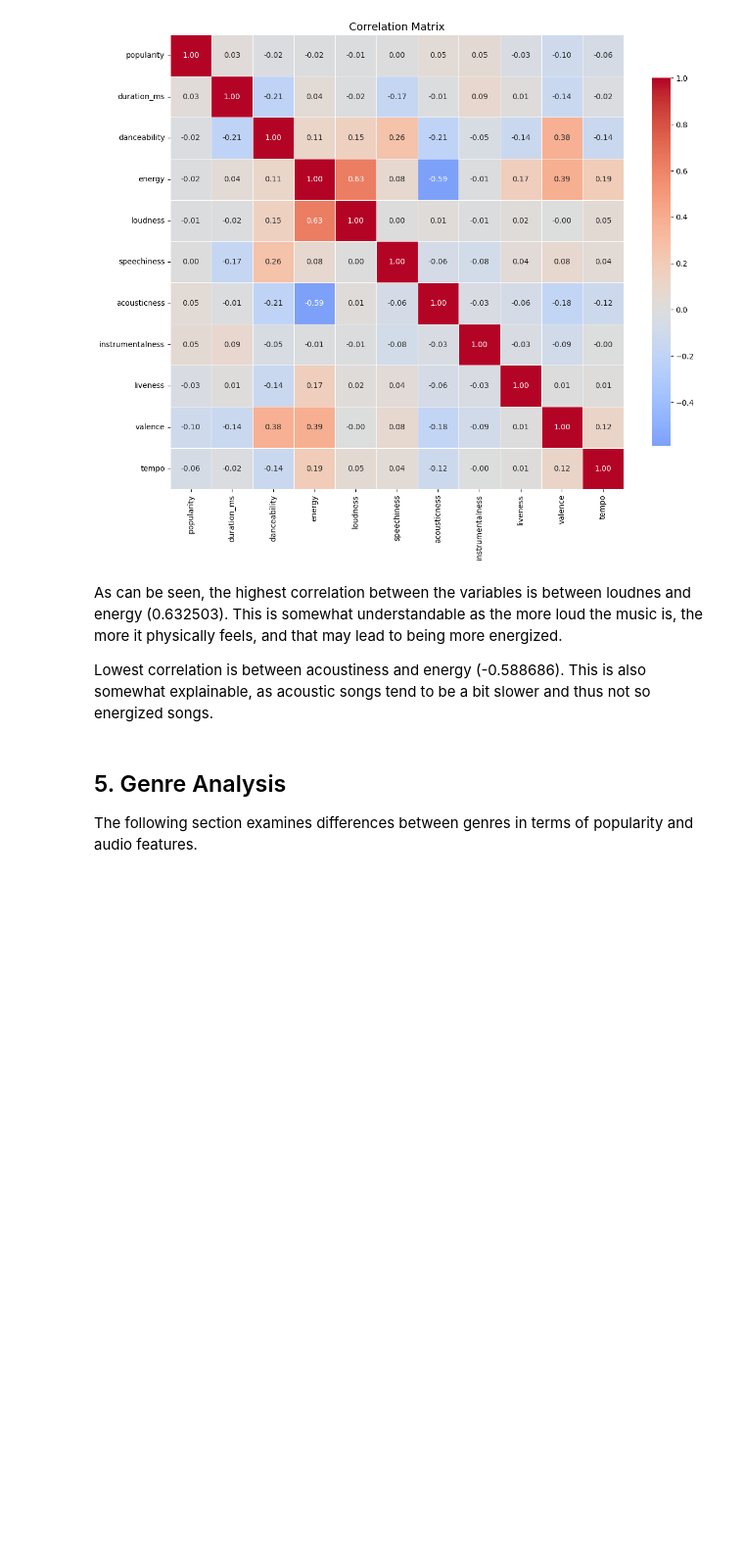
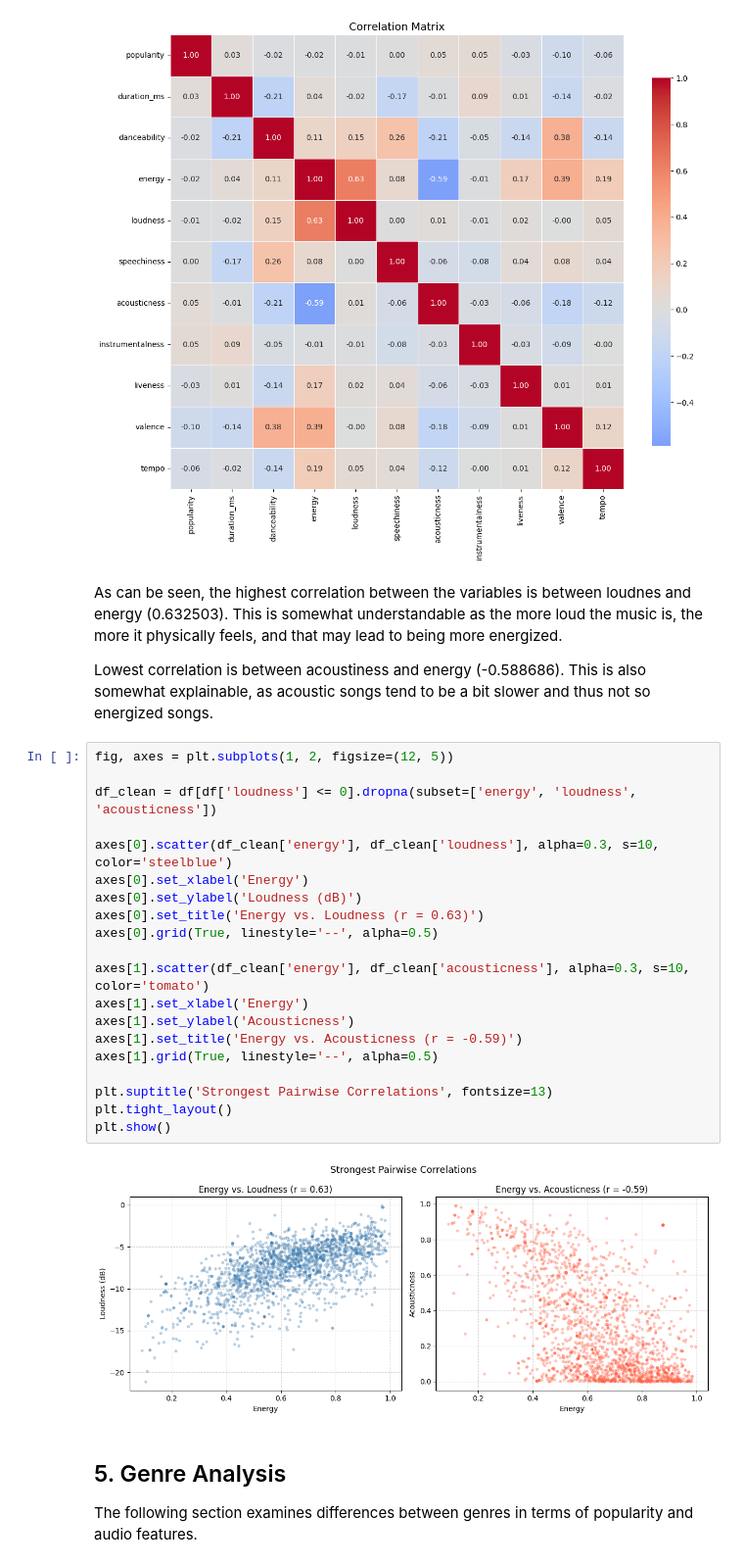
Before and after one commit to SamuelHellqvist/CS4168-DATA-MINING-UL----Project, a Jupyter notebook: EDA_notebook.ipynb, the cells around one changed output. Shown at 98% size. Cells and saved outputs as stored; diff of their text form; blank space fills up the shorter version.

```diff
--- a/EDA_notebook.ipynb
+++ b/EDA_notebook.ipynb
@@ -230,6 +245,28 @@ plt.show()
 As can be seen, the highest correlation between the variables is between loudnes and energy (0.632503). This is somewhat understandable as the more loud the music is, the more it physically feels, and that may lead to being more energized.
 
 Lowest correlation is between acoustiness and energy (-0.588686). This is also somewhat explainable, as acoustic songs tend to be a bit slower and thus not so energized songs.
+# %%
+fig, axes = plt.subplots(1, 2, figsize=(12, 5))
+
+df_clean = df[df['loudness'] <= 0].dropna(subset=['energy', 'loudness', 'acousticness'])
+
+axes[0].scatter(df_clean['energy'], df_clean['loudness'], alpha=0.3, s=10, color='steelblue')
+axes[0].set_xlabel('Energy')
+axes[0].set_ylabel('Loudness (dB)')
+axes[0].set_title('Energy vs. Loudness (r = 0.63)')
+axes[0].grid(True, linestyle='--', alpha=0.5)
+
+axes[1].scatter(df_clean['energy'], df_clean['acousticness'], alpha=0.3, s=10, color='tomato')
+axes[1].set_xlabel('Energy')
+axes[1].set_ylabel('Acousticness')
+axes[1].set_title('Energy vs. Acousticness (r = -0.59)')
+axes[1].grid(True, linestyle='--', alpha=0.5)
+
+plt.suptitle('Strongest Pairwise Correlations', fontsize=13)
+plt.tight_layout()
+plt.show()
+# %% [output]
+[figure, added]
 # %% [markdown]
 ## 5. Genre Analysis
 The following section examines differences between genres in terms of popularity and audio features.
```
Also changed, not shown: parts of 6 cells of this notebook.
